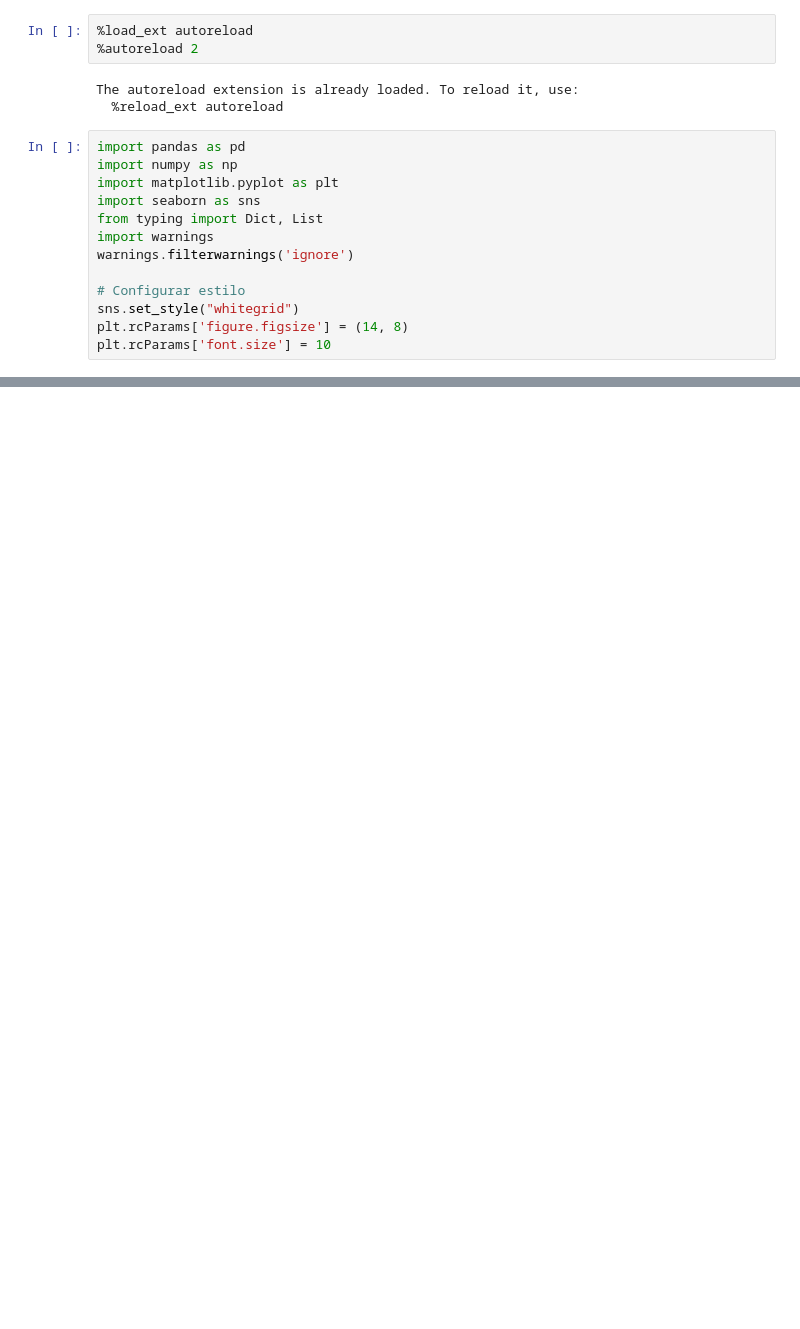
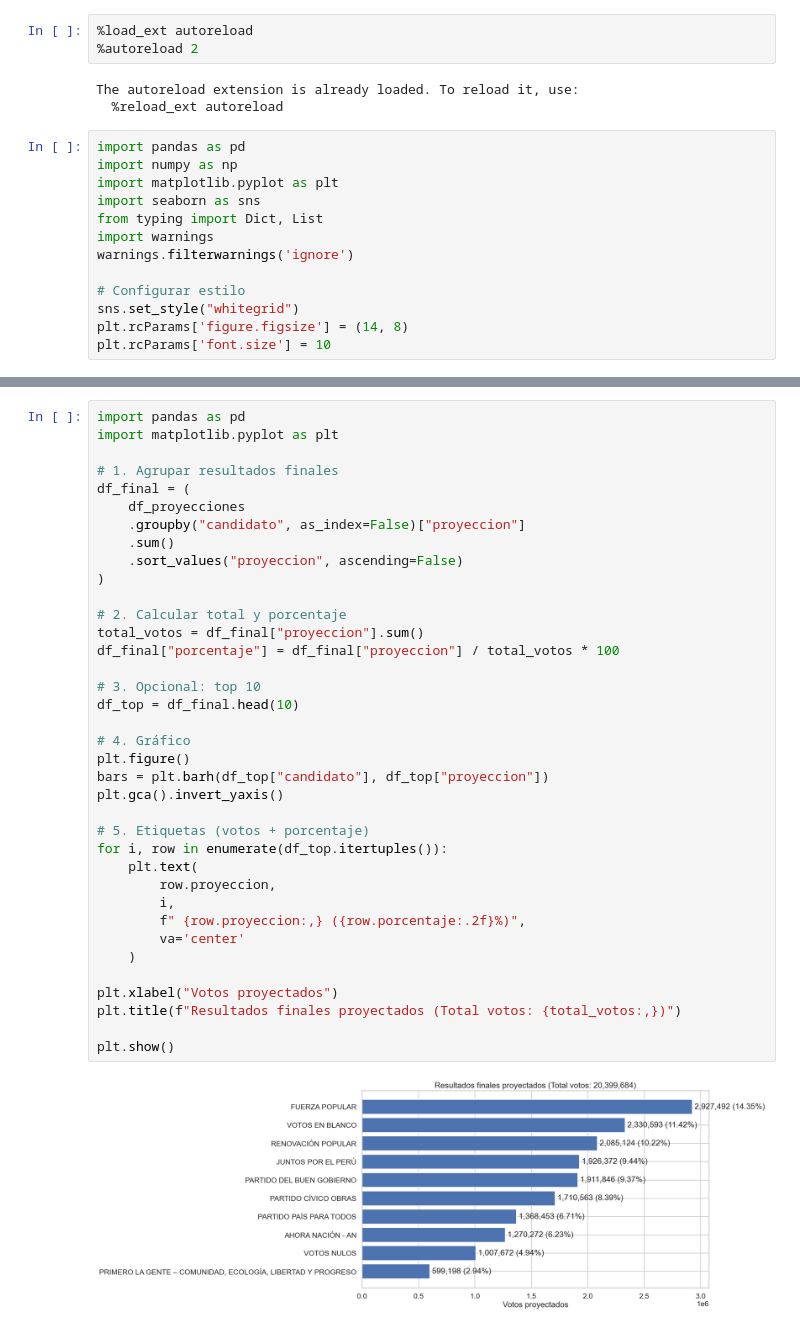
Before and after one commit to SolanoJason/onpe, a Jupyter notebook: test.ipynb, the cells around one changed output, grey strips where cells are left out. Saved outputs shown, nothing was run; the diff lists cells and outputs as text; blank space fills up the shorter version.

```diff
--- a/test.ipynb
+++ b/test.ipynb
@@ -208,0 +258,39 @@ Brecha del 2do vs 1ro: 2.93 puntos porcentuales
+# %%
+import pandas as pd
+import matplotlib.pyplot as plt
+
+# 1. Agrupar resultados finales
+df_final = (
+    df_proyecciones
+    .groupby("candidato", as_index=False)["proyeccion"]
+    .sum()
+    .sort_values("proyeccion", ascending=False)
+)
+
+# 2. Calcular total y porcentaje
+total_votos = df_final["proyeccion"].sum()
+df_final["porcentaje"] = df_final["proyeccion"] / total_votos * 100
+
+# 3. Opcional: top 10
+df_top = df_final.head(10)
+
+# 4. Gráfico
+plt.figure()
+bars = plt.barh(df_top["candidato"], df_top["proyeccion"])
+plt.gca().invert_yaxis()
+
+# 5. Etiquetas (votos + porcentaje)
+for i, row in enumerate(df_top.itertuples()):
+    plt.text(
+        row.proyeccion,
+        i,
+        f" {row.proyeccion:,} ({row.porcentaje:.2f}%)",
+        va='center'
+    )
+
+plt.xlabel("Votos proyectados")
+plt.title(f"Resultados finales proyectados (Total votos: {total_votos:,})")
+
+plt.show()
+# %% [output]
+[figure, added]
```
Also changed, not shown: parts of 4 cells of this notebook, 3 other files.
